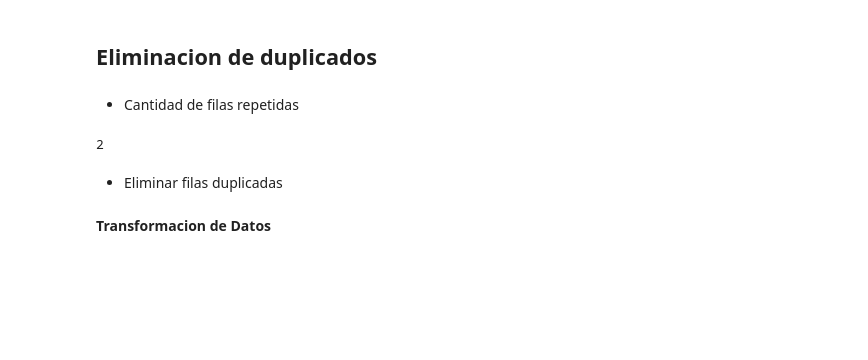
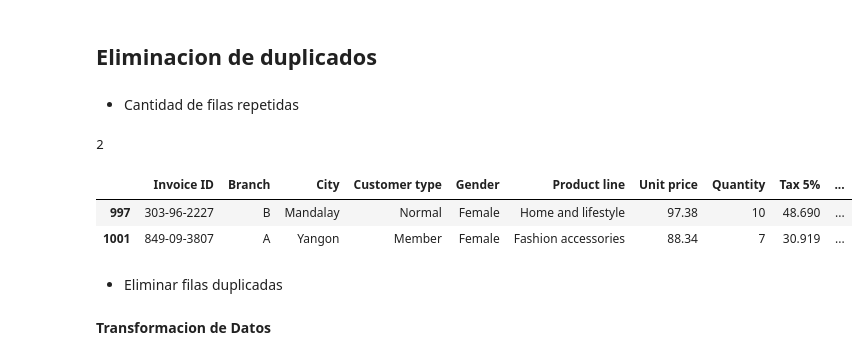
Before and after one commit to kkyouma/ayudantia_computacion_2, a Jupyter notebook: Ayudantia 2/Ayudantia_2.ipynb, the cells around one changed output. Cells and saved outputs as stored; diff of their text form; code cells hidden in the pictures; blank space fills up the shorter version.

```diff
--- a/Ayudantia 2/Ayudantia_2.ipynb
+++ b/Ayudantia 2/Ayudantia_2.ipynb
@@ -118,5 +196,4 @@ fill_strategies = {
     'Customer type': 'Unknown'
 }
 
-for column, value in fill_strategies.items():
-    df[column].fillna(value)
+df.fillna(value=fill_strategies, inplace=True)
@@ -129,6 +210,12 @@ duplicated = df["Invoice ID"].duplicated()
 print(duplicated.sum())
 # %% [output]
 2
+# %%
+df[df.duplicated(subset="Invoice ID")]
+# %% [output]
+|  | Invoice ID | Branch | City | Customer type | Gender | Product line | Unit price | Quantity | Tax 5% | ... |
+| 997 | 303-96-2227 | B | Mandalay | Normal | Female | Home and lifestyle | 97.38 | 10 | 48.690 | ... |
+| 1001 | 849-09-3807 | A | Yangon | Member | Female | Fashion accessories | 88.34 | 7 | 30.919 | ... |
 # %% [markdown]
 - Eliminar filas duplicadas
 # %%
```
Also changed, not shown: parts of 17 cells of this notebook.
